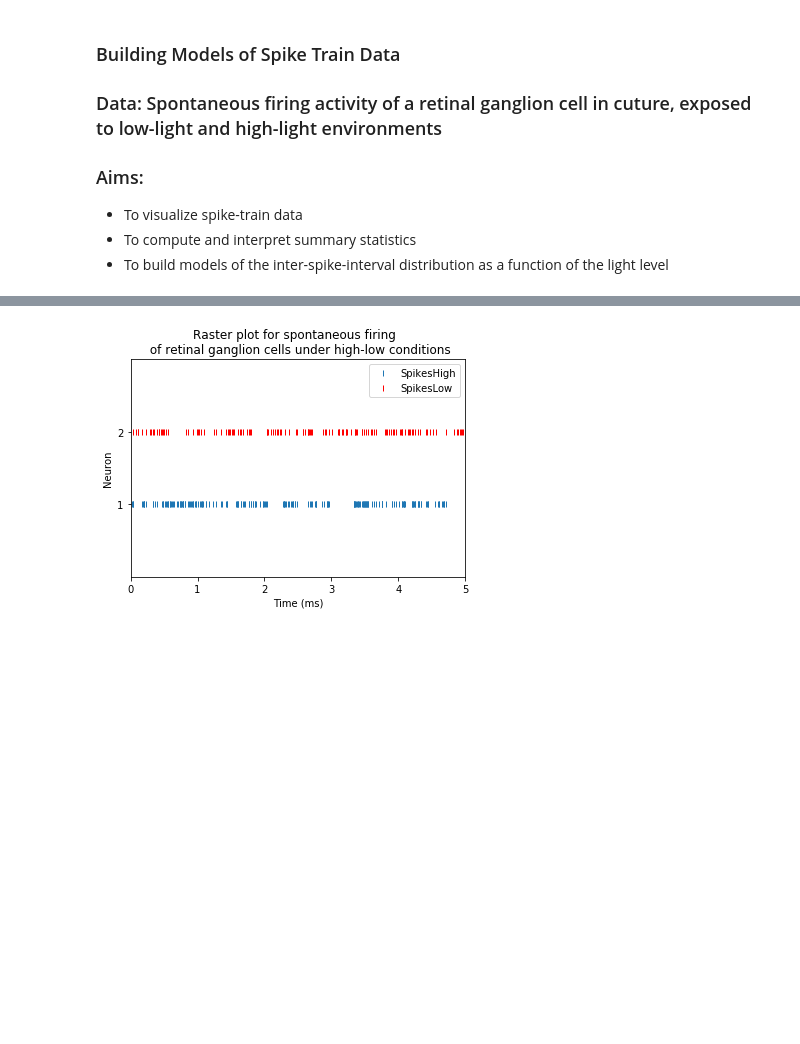
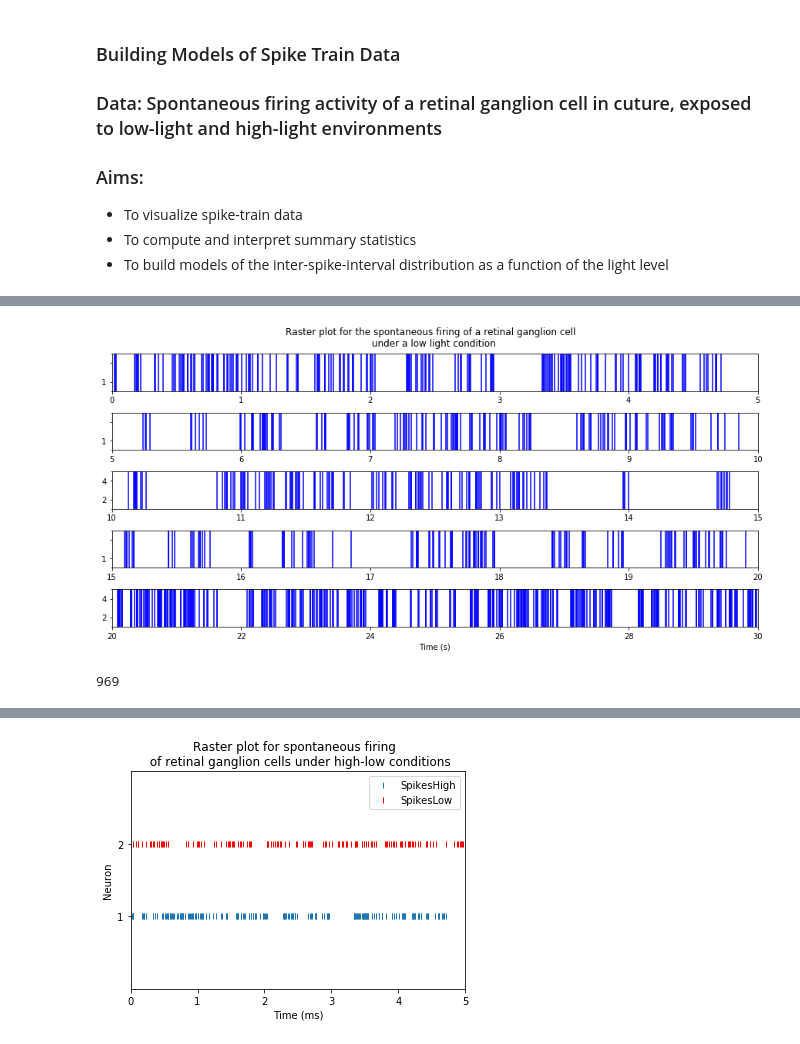
Before and after one commit to josefinacmenendez/IQ_BIO_Workshop_2019, a Jupyter notebook: modeling_isi_distribution.ipynb, the cells around one changed output, grey strips where cells are left out. Saved outputs shown, nothing was run; the diff lists cells and outputs as text; code cells hidden in the pictures; blank space fills up the shorter version.

```diff
--- a/modeling_isi_distribution.ipynb
+++ b/modeling_isi_distribution.ipynb
@@ -137,0 +226,49 @@ def load_mat_file(path):
+# %%
+low_spks = [ (i[0], i[0]) for i in low_spikes.T]
+n_spks_low= len(low_spks)+1
+y_start   = np.ones((1,n_spks_low))
+y_end     = np.ones((1,n_spks_low))*5
+y_vals    = [(y_start[0][i],y_end[0][i]) for i in range(n_spks_low-1)]
+
+fig, axs = plt.subplots(5, 1, constrained_layout=True)
+fig.set_size_inches(12,6)
+for i in range(n_spks_low-1):
+    axs[0].plot(low_spks[i],y_vals[i],'b')
+    axs[1].plot(low_spks[i],y_vals[i],'b')
+    axs[2].plot(low_spks[i],y_vals[i],'b')
+    axs[3].plot(low_spks[i],y_vals[i],'b')
+    axs[4].plot(low_spks[i],y_vals[i],'b')
+axs[0].set_ylim([1,5])
+axs[0].set_yticks([1,5],[0, 1])
+axs[0].set_xlim([0,5])
+axs[0].set_yticklabels([0,1])
+
+axs[1].set_ylim([1,5])
+axs[1].set_yticks([1,5],[1, 1])
+axs[1].set_xlim([5,10])
+axs[1].set_yticklabels([0,1])
+
+axs[2].set_ylim([1,5])
+axs[2].set_yticks([1,5],[1, 1])
+axs[2].set_xlim([10,15])
+
+
+axs[3].set_ylim([1,5])
+axs[3].set_yticks([1,5],[1, 1])
+axs[3].set_xlim([15,20])
+axs[3].set_yticklabels([0,1])
+
+axs[4].set_ylim([1,5])
+axs[4].set_yticks([1,5],[1, 1])
+axs[4].set_xlim([20,30])
+
+
+plt.suptitle('Raster plot for the spontaneous firing of a retinal ganglion cell \n under a low light condition')
+plt.xlabel('Time (s)')
+plt.savefig('test.png', bbox_inches='tight')
+# %% [output]
+[figure, added]
+# %%
+len(low_spks)
+# %% [output]
+969
```
Also changed, not shown: parts of 27 cells of this notebook, 3 other files.
